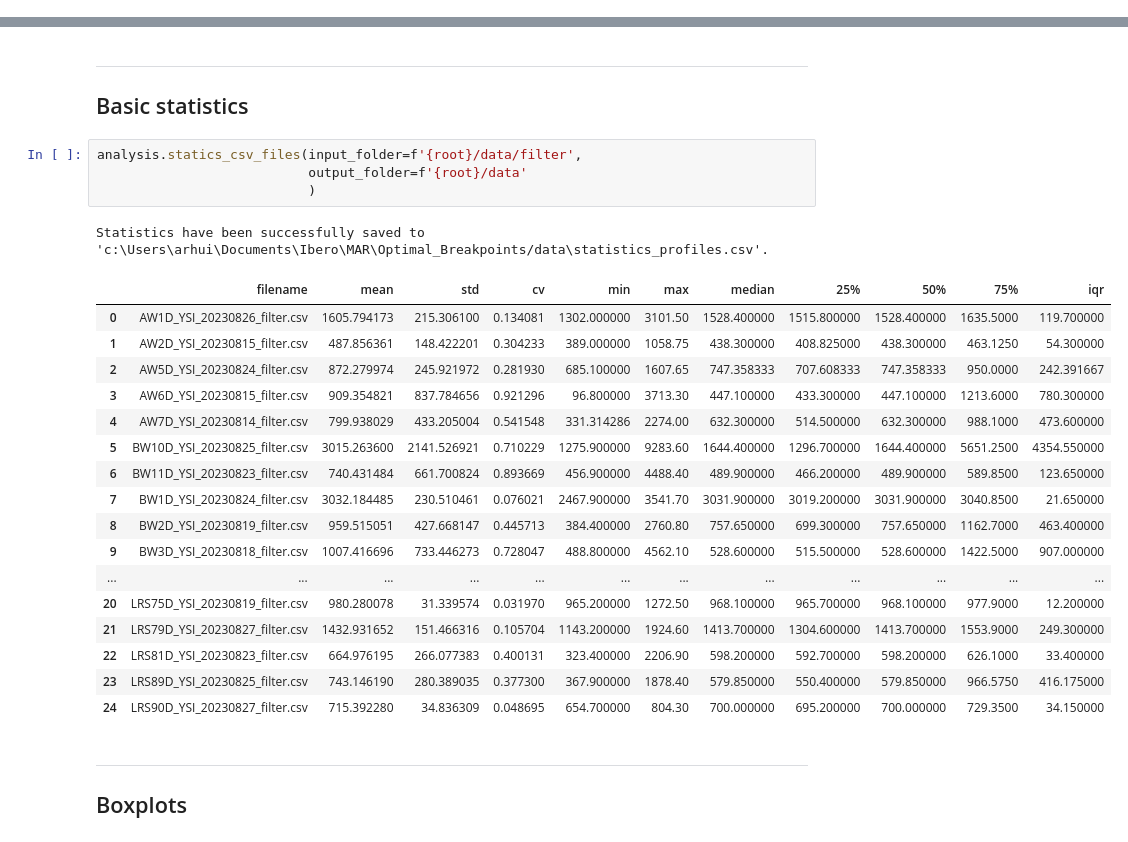
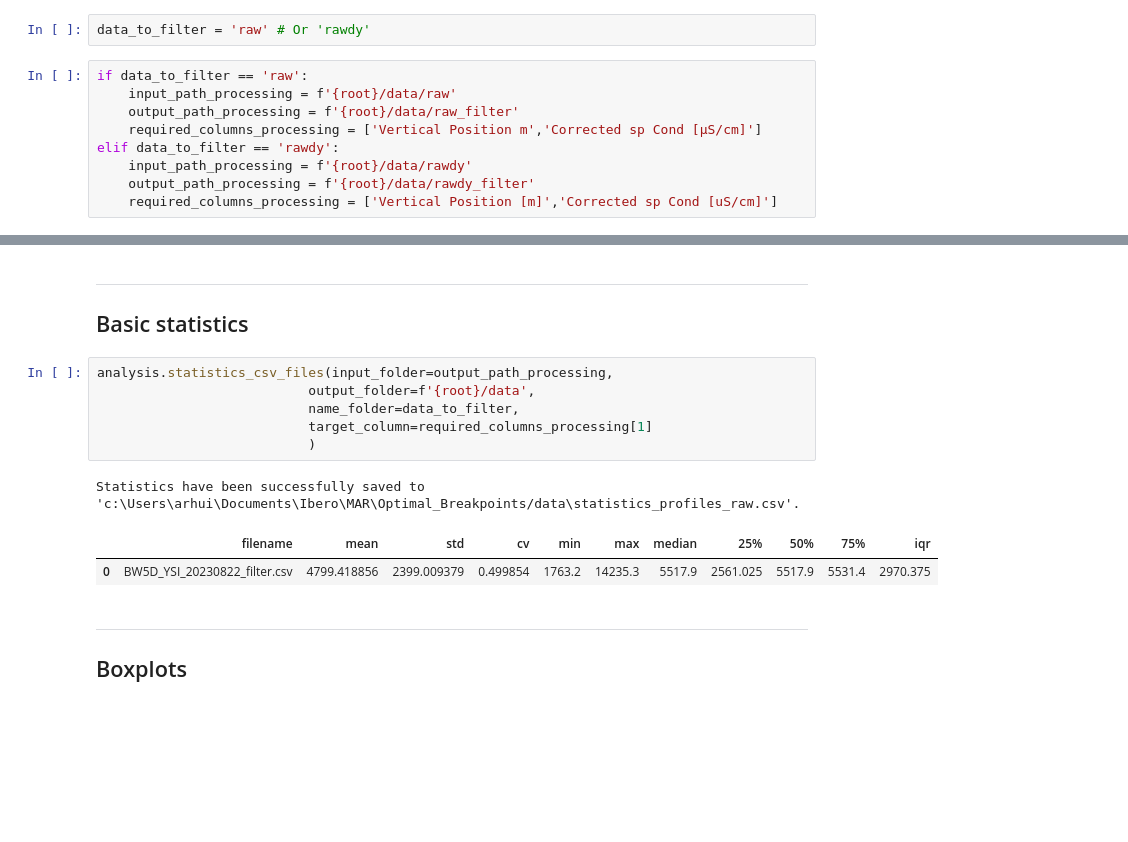
Before and after one commit to androsresearch/freshwater_lens, a Jupyter notebook: notebooks/filter_statistics.ipynb, the cells around one changed output, grey strips where cells are left out. Saved outputs shown, nothing was run; the diff lists cells and outputs as text; blank space fills up the shorter version.

```diff
--- a/notebooks/filter_statistics.ipynb
+++ b/notebooks/filter_statistics.ipynb
@@ -23,3 +30,14 @@ from modules import processing, load, plots, analysis
+# %%
+data_to_filter = 'raw' # Or 'rawdy'
+# %%
+if data_to_filter == 'raw':
+    input_path_processing = f'{root}/data/raw'
+    output_path_processing = f'{root}/data/raw_filter'
+    required_columns_processing = ['Vertical Position m','Corrected sp Cond [µS/cm]']
+elif data_to_filter == 'rawdy':
+    input_path_processing = f'{root}/data/rawdy'
+    output_path_processing = f'{root}/data/rawdy_filter'
+    required_columns_processing = ['Vertical Position [m]','Corrected sp Cond [uS/cm]']
 # %% [markdown]
 ---
 
@@ -88,28 +136,15 @@ processing.filter_csv_by_vertical_position(df_file_name,
 
 ## Basic statistics
 # %%
-analysis.statics_csv_files(input_folder=f'{root}/data/filter',
-                           output_folder=f'{root}/data'
+analysis.statistics_csv_files(input_folder=output_path_processing,
+                           output_folder=f'{root}/data',
+                           name_folder=data_to_filter,
+                           target_column=required_columns_processing[1]
                            )
 # %% [output]
-Statistics have been successfully saved to 'c:\Users\arhui\Documents\Ibero\MAR\Optimal_Breakpoints/data\statistics_profiles.csv'.
+Statistics have been successfully saved to 'c:\Users\arhui\Documents\Ibero\MAR\Optimal_Breakpoints/data\statistics_profiles_raw.csv'.
 |  | filename | mean | std | cv | min | max | median | 25% | 50% | 75% | iqr |
-| 0 | AW1D_YSI_20230826_filter.csv | 1605.794173 | 215.306100 | 0.134081 | 1302.000000 | 3101.50 | 1528.400000 | 1515.800000 | 1528.400000 | 1635.5000 | 119.700000 |
-| 1 | AW2D_YSI_20230815_filter.csv | 487.856361 | 148.422201 | 0.304233 | 389.000000 | 1058.75 | 438.300000 | 408.825000 | 438.300000 | 463.1250 | 54.300000 |
-| 2 | AW5D_YSI_20230824_filter.csv | 872.279974 | 245.921972 | 0.281930 | 685.100000 | 1607.65 | 747.358333 | 707.608333 | 747.358333 | 950.0000 | 242.391667 |
-| 3 | AW6D_YSI_20230815_filter.csv | 909.354821 | 837.784656 | 0.921296 | 96.800000 | 3713.30 | 447.100000 | 433.300000 | 447.100000 | 1213.6000 | 780.300000 |
-| 4 | AW7D_YSI_20230814_filter.csv | 799.938029 | 433.205004 | 0.541548 | 331.314286 | 2274.00 | 632.300000 | 514.500000 | 632.300000 | 988.1000 | 473.600000 |
-| 5 | BW10D_YSI_20230825_filter.csv | 3015.263600 | 2141.526921 | 0.710229 | 1275.900000 | 9283.60 | 1644.400000 | 1296.700000 | 1644.400000 | 5651.2500 | 4354.550000 |
-| 6 | BW11D_YSI_20230823_filter.csv | 740.431484 | 661.700824 | 0.893669 | 456.900000 | 4488.40 | 489.900000 | 466.200000 | 489.900000 | 589.8500 | 123.650000 |
-| 7 | BW1D_YSI_20230824_filter.csv | 3032.184485 | 230.510461 | 0.076021 | 2467.900000 | 3541.70 | 3031.900000 | 3019.200000 | 3031.900000 | 3040.8500 | 21.650000 |
-| 8 | BW2D_YSI_20230819_filter.csv | 959.515051 | 427.668147 | 0.445713 | 384.400000 | 2760.80 | 757.650000 | 699.300000 | 757.650000 | 1162.7000 | 463.400000 |
-| 9 | BW3D_YSI_20230818_filter.csv | 1007.416696 | 733.446273 | 0.728047 | 488.800000 | 4562.10 | 528.600000 | 515.500000 | 528.600000 | 1422.5000 | 907.000000 |
-| ... | ... | ... | ... | ... | ... | ... | ... | ... | ... | ... | ... |
-| 20 | LRS75D_YSI_20230819_filter.csv | 980.280078 | 31.339574 | 0.031970 | 965.200000 | 1272.50 | 968.100000 | 965.700000 | 968.100000 | 977.9000 | 12.200000 |
-| 21 | LRS79D_YSI_20230827_filter.csv | 1432.931652 | 151.466316 | 0.105704 | 1143.200000 | 1924.60 | 1413.700000 | 1304.600000 | 1413.700000 | 1553.9000 | 249.300000 |
-| 22 | LRS81D_YSI_20230823_filter.csv | 664.976195 | 266.077383 | 0.400131 | 323.400000 | 2206.90 | 598.200000 | 592.700000 | 598.200000 | 626.1000 | 33.400000 |
-| 23 | LRS89D_YSI_20230825_filter.csv | 743.146190 | 280.389035 | 0.377300 | 367.900000 | 1878.40 | 579.850000 | 550.400000 | 579.850000 | 966.5750 | 416.175000 |
-| 24 | LRS90D_YSI_20230827_filter.csv | 715.392280 | 34.836309 | 0.048695 | 654.700000 | 804.30 | 700.000000 | 695.200000 | 700.000000 | 729.3500 | 34.150000 |
+| 0 | BW5D_YSI_20230822_filter.csv | 4799.418856 | 2399.009379 | 0.499854 | 1763.2 | 14235.3 | 5517.9 | 2561.025 | 5517.9 | 5531.4 | 2970.375 |
 # %% [markdown]
 ---
 
```
Also changed, not shown: parts of 7 cells of this notebook, 5 other files.
